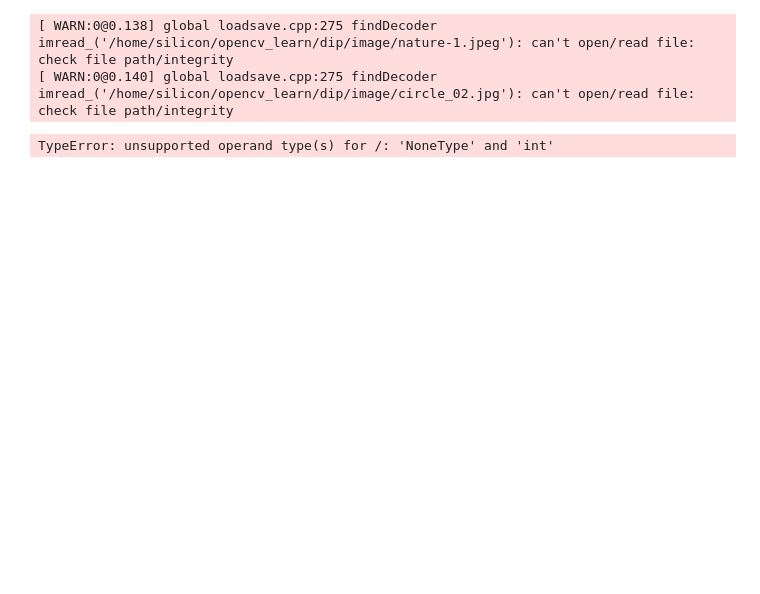
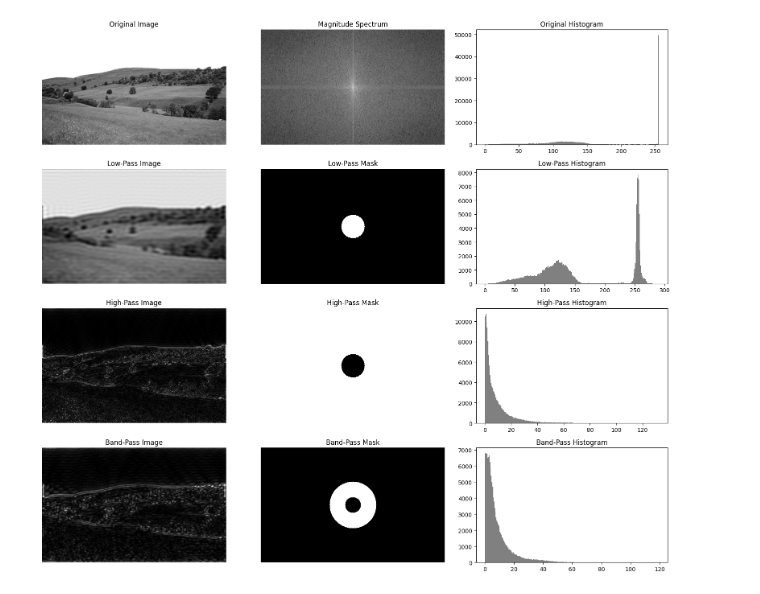
Before and after one commit to Aziz-Ru/DIP_AI_ML_DL, a Jupyter notebook: dip/assignments/homework-13.ipynb, the cells around one changed output. Cells and saved outputs as stored; diff of their text form; code cells hidden in the pictures; blank space fills up the shorter version.

```diff
--- a/dip/assignments/homework-13.ipynb
+++ b/dip/assignments/homework-13.ipynb
@@ -7,16 +7,12 @@ import os
 
 cwd = os.getcwd()
 cwds = cwd.split('/')
-cwds.pop()
+cwds.pop(-1)
 img_path = '/'.join(cwds[:-1]) + f'/image/nature-1.jpeg'
 mask_img_path = '/'.join(cwds[:-1]) + f'/image/circle_02.jpg'
 img = cv.imread(img_path, cv.IMREAD_GRAYSCALE)
 mask_img = cv.imread(mask_img_path,cv.IMREAD_GRAYSCALE)
 mask_img = mask_img/255
-# %% [output]
-[ WARN:0@0.138] global loadsave.cpp:275 findDecoder imread_('/home/silicon/opencv_learn/dip/image/nature-1.jpeg'): can't open/read file: check file path/integrity
-[ WARN:0@0.140] global loadsave.cpp:275 findDecoder imread_('/home/silicon/opencv_learn/dip/image/circle_02.jpg'): can't open/read file: check file path/integrity
-TypeError: unsupported operand type(s) for /: 'NoneType' and 'int'
 # %%
 
 f = np.fft.fft2(img)
@@ -75,31 +71,33 @@ plt.subplot(4,3,2), plt.imshow(magnitude_spectrum, cmap='gray')
 plt.title("Magnitude Spectrum"), plt.axis('off')
 plt.subplot(4,3,3), plt.hist(img.ravel(), bins=256, color='gray')
 plt.title("Original Histogram")
 
 # Low-pass
 plt.subplot(4,3,4), plt.imshow(img_low, cmap='gray')
 plt.title("Low-Pass Image"), plt.axis('off')
 plt.subplot(4,3,5), plt.imshow(mask_low, cmap='gray')
 plt.title("Low-Pass Mask"), plt.axis('off')
 plt.subplot(4,3,6), plt.hist(img_low.ravel(), bins=256, color='gray')
 plt.title("Low-Pass Histogram")
 
 # High-pass
 plt.subplot(4,3,7), plt.imshow(img_high, cmap='gray')
 plt.title("High-Pass Image"), plt.axis('off')
 plt.subplot(4,3,8), plt.imshow(mask_high, cmap='gray')
 plt.title("High-Pass Mask"), plt.axis('off')
 plt.subplot(4,3,9), plt.hist(img_high.ravel(), bins=256, color='gray')
 plt.title("High-Pass Histogram")
 
 # Band-pass
 plt.subplot(4,3,10), plt.imshow(img_band, cmap='gray')
 plt.title("Band-Pass Image"), plt.axis('off')
 plt.subplot(4,3,11), plt.imshow(mask_band, cmap='gray')
 plt.title("Band-Pass Mask"), plt.axis('off')
 plt.subplot(4,3,12), plt.hist(img_band.ravel(), bins=256, color='gray')
 plt.title("Band-Pass Histogram")
 
-plt.imsave('frequency_filtering_result.jpg', img_band, cmap='gray')
+# plt.imsave('frequency_filtering_result.jpg', img_band, cmap='gray')
 plt.tight_layout()
 plt.show()
+# %% [output]
+[figure, added]
```
Also changed, not shown: 4 other files.
